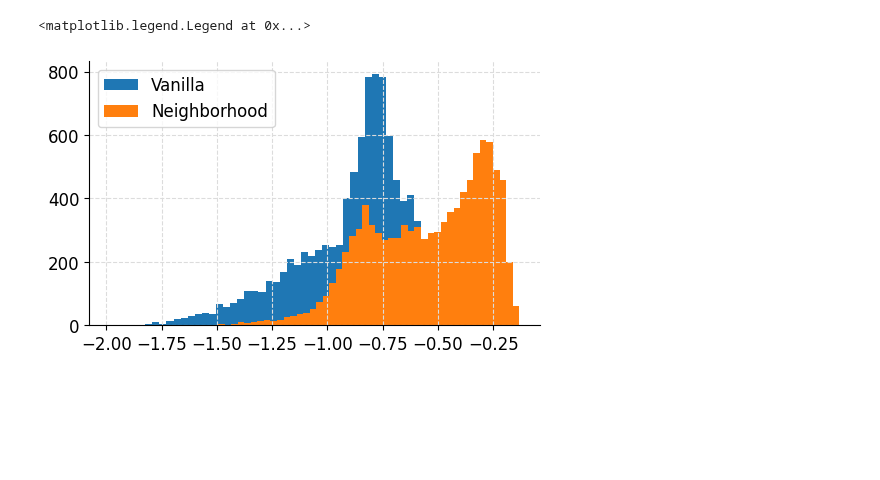
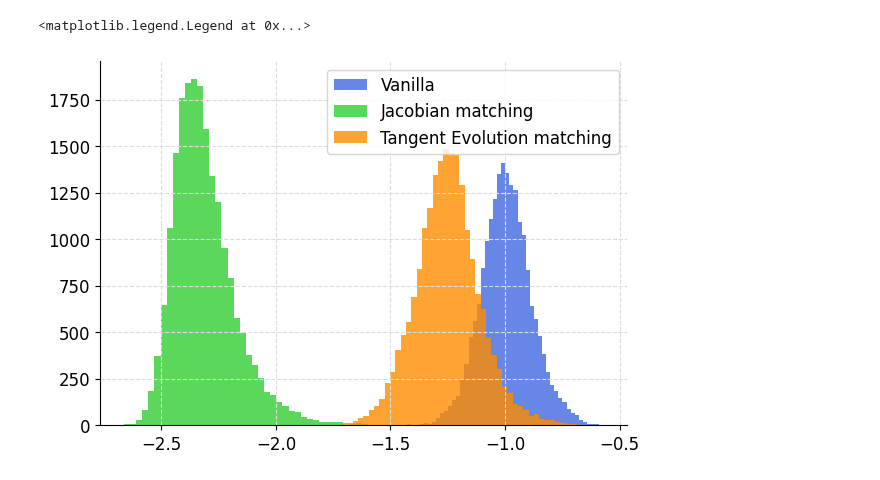
Before and after one commit to Jhko725/sandbox, a Jupyter notebook: notebooks/evaluation/lorenz96_eval.ipynb, the cells around one changed output. Drawn from its saved outputs; the diff is of its cells as text; code cells hidden in the pictures; blank space fills up the shorter version.

Commit message:
Running neighborhood experiments on different dataset and evaluated results

```diff
--- a/notebooks/evaluation/lorenz96_eval.ipynb
+++ b/notebooks/evaluation/lorenz96_eval.ipynb
@@ -389,0 +156,15 @@ NameError: name 'u_orig' is not defined
+# %%
+fig = colored_scatterplot(
+    [dataset_test.u[:, 0, 0::2].T] * len(EXP_TYPES),
+    [jac_logerr_dict[exp_type] for exp_type in EXP_TYPES],
+    figsize=(10, 6),
+    s=1,
+    cmap=cc.cm.rainbow4,
+    alpha=0.9,
+)
+for i, exp_type in enumerate(EXP_TYPES):
+    fig.axes[i].set_title(LABEL_DICT[exp_type], fontsize="medium")
+    set_labels(fig.axes[i], ["$x_1$", "$x_2$", "$x_3$"])
+fig.axes[-1].set_ylabel(
+    r"$\log_{10}||\mathbf{J}_{true}-\mathbf{J}_{pred}||_F\;/\;||\mathbf{J}_{true}||_F$"
+)
@@ -389,0 +174,15 @@ NameError: name 'u_orig' is not defined
+# %%
+fig = colored_scatterplot(
+    [dataset_test.u[:, 0, 1::2].T] * len(EXP_TYPES),
+    [jac_logerr_dict[exp_type] for exp_type in EXP_TYPES],
+    figsize=(10, 6),
+    s=1,
+    cmap=cc.cm.rainbow4,
+    alpha=0.9,
+)
+for i, exp_type in enumerate(EXP_TYPES):
+    fig.axes[i].set_title(LABEL_DICT[exp_type], fontsize="medium")
+    set_labels(fig.axes[i], ["$x_4$", "$x_5$", "$x_6$"])
+fig.axes[-1].set_ylabel(
+    r"$\log_{10}||\mathbf{J}_{true}-\mathbf{J}_{pred}||_F\;/\;||\mathbf{J}_{true}||_F$"
+)
@@ -390,8 +192,14 @@ NameError: name 'u_orig' is not defined
 # %%
-fig, ax = plt.subplots(1, 1, figsize=(5, 3))
-ax.hist(np.log10(err_nn), bins=50, label="Vanilla")
-ax.hist(np.log10(err_neighbor), bins=50, label="Neighborhood")
+fig, ax = plt.subplots(1, 1, figsize=(6, 4))
+for exp_type, log_err in jac_logerr_dict.items():
+    ax.hist(
+        log_err,
+        bins=50,
+        label=LABEL_DICT[exp_type],
+        color=COLOR_DICT[exp_type],
+        alpha=0.8,
+    )
 ax.legend()
 # %% [output]
 <matplotlib.legend.Legend at 0x...>
-[figure, old version]
+[figure, new version]
```
Also changed, not shown: parts of 32 cells of this notebook, 6 other files.
